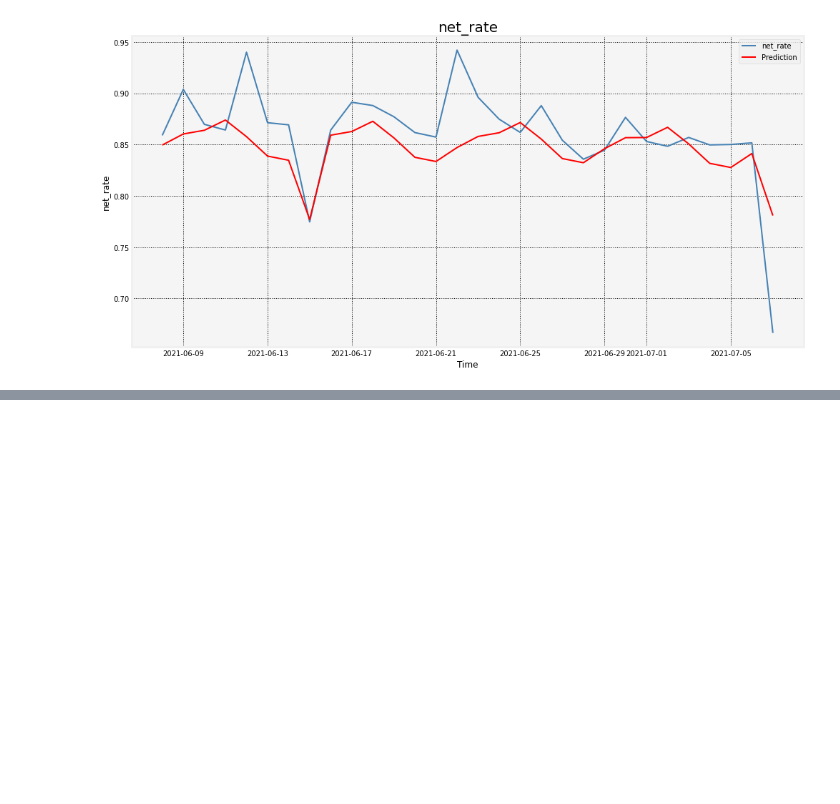
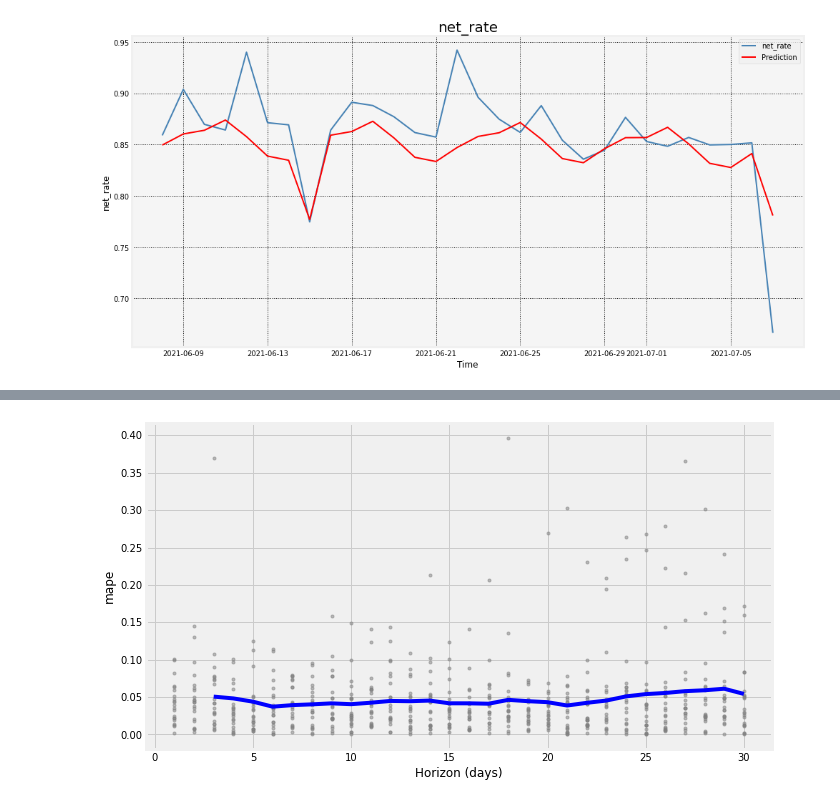
Before and after one commit to basshopee/net_rate, a Jupyter notebook: net_rate_regression.ipynb, the cells around one changed output, grey strips where cells are left out. Cells and saved outputs as stored; diff of their text form; code cells hidden in the pictures; blank space fills up the shorter version.

```diff
--- a/net_rate_regression.ipynb
+++ b/net_rate_regression.ipynb
@@ -395,0 +405,6 @@ plt.show()
+# %%
+from fbprophet.diagnostics import cross_validation, performance_metrics
+# init = str(len(multi_train))+' days' # 341 days
+init = 340 # decrease 1 day
+hori = str(len(multi_val))+' days'
+cv = cross_validation(model = multi_model, initial = init, horizon = hori)
@@ -395,0 +436,6 @@ plt.show()
+# %%
+from fbprophet.plot import plot_cross_validation_metric
+
+fig3 = plot_cross_validation_metric(cv,metric='mape')
+# %% [output]
+[figure, added]
```
Also changed, not shown: parts of 11 cells of this notebook.
